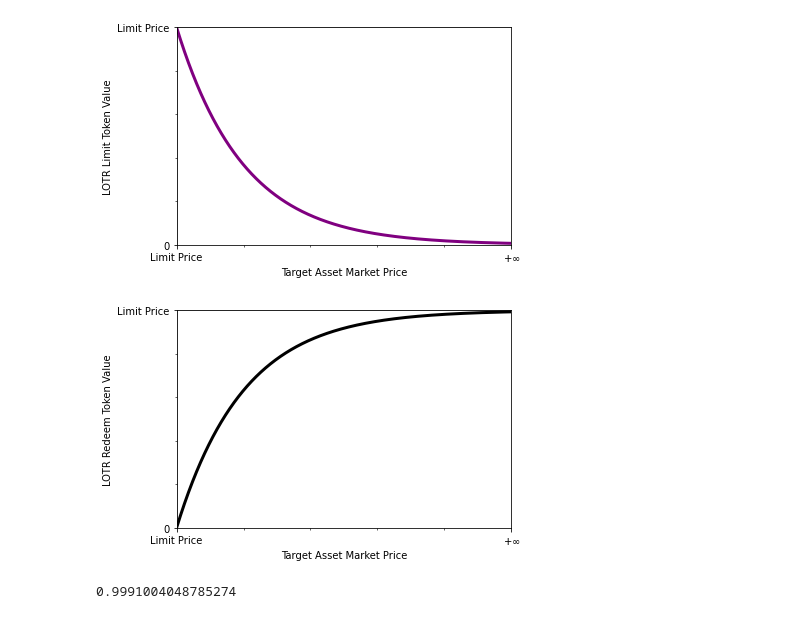
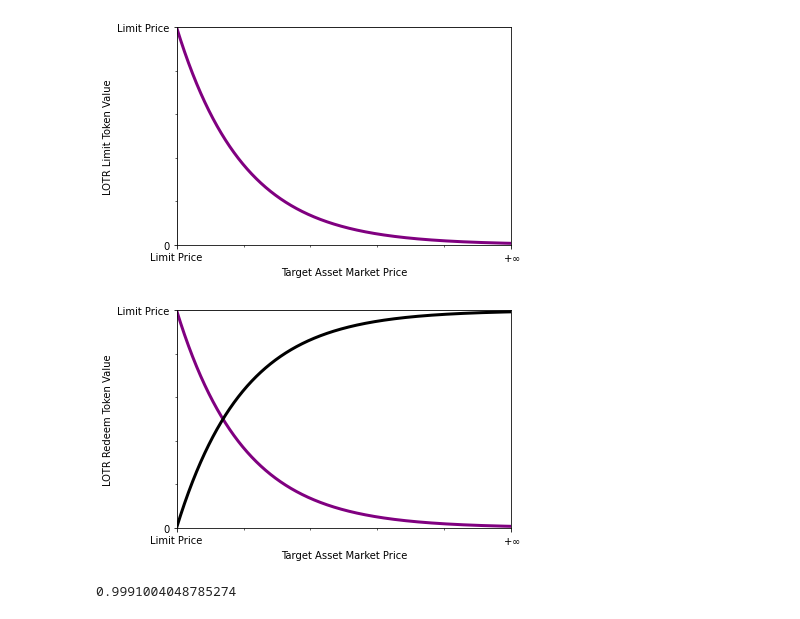
Before and after one commit to seanbhart/gandalf_lotr, a Jupyter notebook: math.ipynb, the cells around one changed output. Drawn from its saved outputs; the diff is of its cells as text; code cells hidden in the pictures.

```diff
--- a/math.ipynb
+++ b/math.ipynb
@@ -54,6 +55,6 @@ plt.show()
 # %%
-x = np.array(np.arange(0.001,21,0.001))
-y = 10*np.exp(.5*(10-x))
+x1 = np.array(np.arange(0.001,21,0.001))
+y1 = 10*np.exp(.5*(10-x1))
 
 fig, ax = plt.subplots()
 # ax.set_title('LOTR')
@@ -69,36 +70,37 @@ ax.set_xticklabels(['Limit Price',r'$+\infty$'])
 ax.set_xlabel('Target Asset Market Price')
 ax.xaxis.grid(True, which='major')
 ax.set_xlim([10,20])
-ax.plot(x, y, color='purple', marker='', linestyle='solid', linewidth=3, markersize=0)
+ax.plot(x1, y1, color='purple', marker='', linestyle='solid', linewidth=3, markersize=0)
 # plt.draw()
 plt.savefig('./litepaper/images/graph_limit_above.png', dpi=100, bbox_inches='tight')
 plt.show()
 # %% [output]
 [figure]
 # %%
-x = np.array(np.arange(0.001,21,0.001))
-y = 10-(10*np.exp(.5*(10-x)))
+x2 = np.array(np.arange(0.001,21,0.001))
+y2 = 10-(10*np.exp(.5*(10-x2)))
 
 fig, ax = plt.subplots()
 # ax.set_title('LOTR')
 ax.set_ylabel('LOTR Redeem Token Value')
 ax.set_yticks([2,4,6,8], minor=True)
 ax.set_yticks([0,10], minor=False)
 ax.set_yticklabels([0,'Limit Price'])
 ax.yaxis.grid(True, which='major')
 ax.set_ylim([0,10])
 ax.set_xticks([12,14,16,18], minor=True)
 ax.set_xticks([10,20], minor=False)
 ax.set_xticklabels(['Limit Price',r'$+\infty$'])
 ax.set_xlabel('Target Asset Market Price')
 ax.xaxis.grid(True, which='major')
 ax.set_xlim([10,20])
-ax.plot(x, y, color='black', marker='', linestyle='solid', linewidth=3, markersize=0)
+ax.plot(x1, y1, color='purple', marker='', linestyle='solid', linewidth=3, markersize=0)
+ax.plot(x2, y2, color='black', marker='', linestyle='solid', linewidth=3, markersize=0)
 # plt.draw()
 plt.savefig('./litepaper/images/graph_redeem_above.png', dpi=100, bbox_inches='tight')
 plt.show()
 # %% [output]
-[figure, old version]
+[figure, new version]
 # %%
 np.exp(.0001*(-9))
 # %% [output]
```
Also changed, not shown: parts of 3 cells of this notebook, 6 other files.
